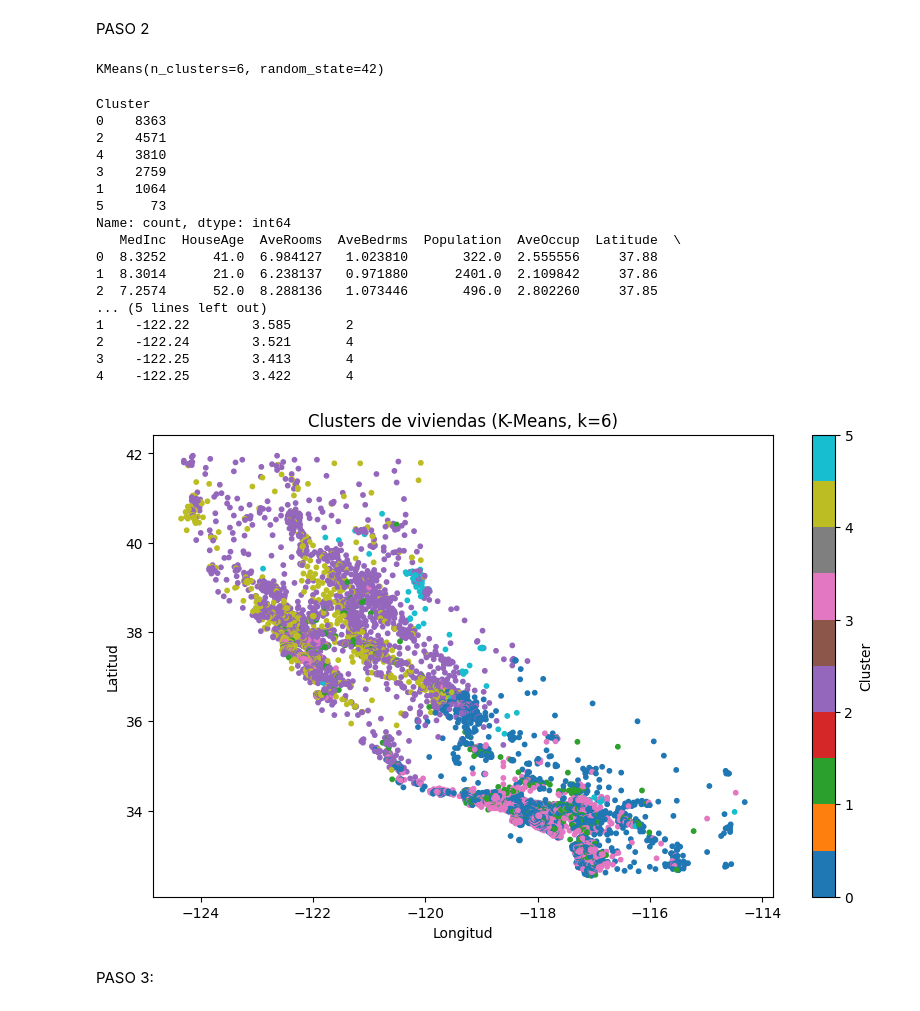
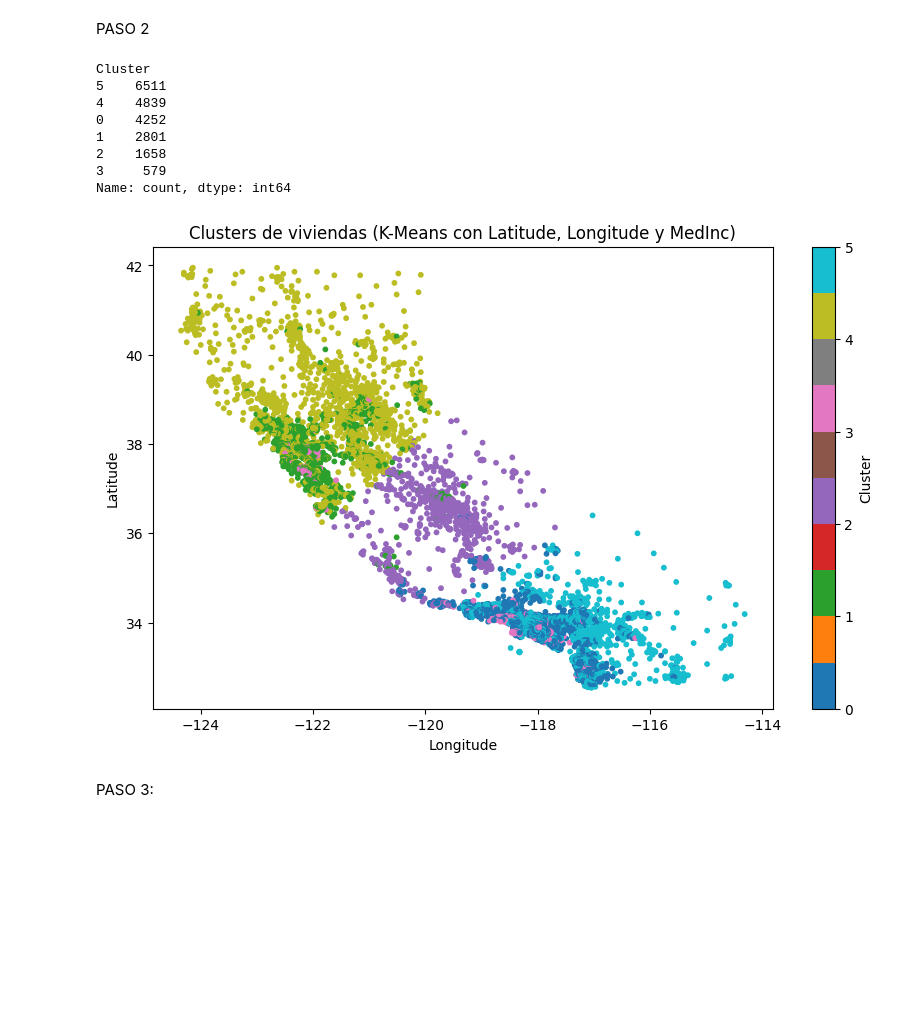
Before and after one commit to monikaguilar/K-Medias, a Jupyter notebook: src/explore.ipynb, the cells around one changed output. Cells and saved outputs as stored; diff of their text form; code cells hidden in the pictures; blank space fills up the shorter version.

```diff
--- a/src/explore.ipynb
+++ b/src/explore.ipynb
@@ -32,2 +28,6 @@ None
+# %%
+#Escalar los datos
+scaler = StandardScaler()
+X_scaled = scaler.fit_transform(df)
 # %% [markdown]
 PASO 2
@@ -41,49 +34,31 @@ X = df.drop("MedHouseVal", axis=1)
-# %%
-# Escalar datos
-scaler = StandardScaler()
-X_scaled = scaler.fit_transform(X)
-# %%
-# Entrenar K-Means con 6 clusters
-kmeans = KMeans(n_clusters=6, random_state=42)
-kmeans.fit(X_scaled)
-# %% [output]
-KMeans(n_clusters=6, random_state=42)
-# %%
-
-# Agregar columna 'Cluster' como categoría
-df["Cluster"] = pd.Series(kmeans.labels_, dtype="category")
-
-# Verificar resultado
-print(df["Cluster"].value_counts())
-print(df.head())
-# %% [output]
-Cluster
-0    8363
-2    4571
-4    3810
-3    2759
-1    1064
-5      73
-Name: count, dtype: int64
-   MedInc  HouseAge  AveRooms  AveBedrms  Population  AveOccup  Latitude  \
-0  8.3252      41.0  6.984127   1.023810       322.0  2.555556     37.88
-1  8.3014      21.0  6.238137   0.971880      2401.0  2.109842     37.86
-2  7.2574      52.0  8.288136   1.073446       496.0  2.802260     37.85
-... (5 lines left out)
-1    -122.22        3.585       2
-2    -122.24        3.521       4
-3    -122.25        3.413       4
-4    -122.25        3.422       4
 # %%
-#Graficar clusters en mapa (usando latitud y longitud)
+from sklearn.cluster import KMeans
+import matplotlib.pyplot as plt
+
+# Aplicar KMeans con 6 clusters
+kmeans = KMeans(n_clusters=6, random_state=42)
+df['Cluster'] = kmeans.fit_predict(X_scaled)
+
+# Ver formato y valores de la columna cluster
+print(df['Cluster'].value_counts())
+
+# Graficar en un diagrama de puntos (Latitude vs Longitude)
 plt.figure(figsize=(10,6))
-plt.scatter(df["Longitude"], df["Latitude"], c=df["Cluster"].cat.codes, cmap="tab10", s=10)
-plt.xlabel("Longitud")
-plt.ylabel("Latitud")
-plt.title("Clusters de viviendas (K-Means, k=6)")
+plt.scatter(df['Longitude'], df['Latitude'], c=df['Cluster'], cmap='tab10', s=10)
+plt.xlabel("Longitude")
+plt.ylabel("Latitude")
+plt.title("Clusters de viviendas (K-Means con Latitude, Longitude y MedInc)")
 plt.colorbar(label="Cluster")
 plt.show()
 # %% [output]
+Cluster
+5    6511
+4    4839
+0    4252
+1    2801
+2    1658
+3     579
+Name: count, dtype: int64
-[figure, old version]
+[figure, new version]
 # %% [markdown]
 PASO 3:
```
Also changed, not shown: parts of 12 cells of this notebook, 2 other files.
